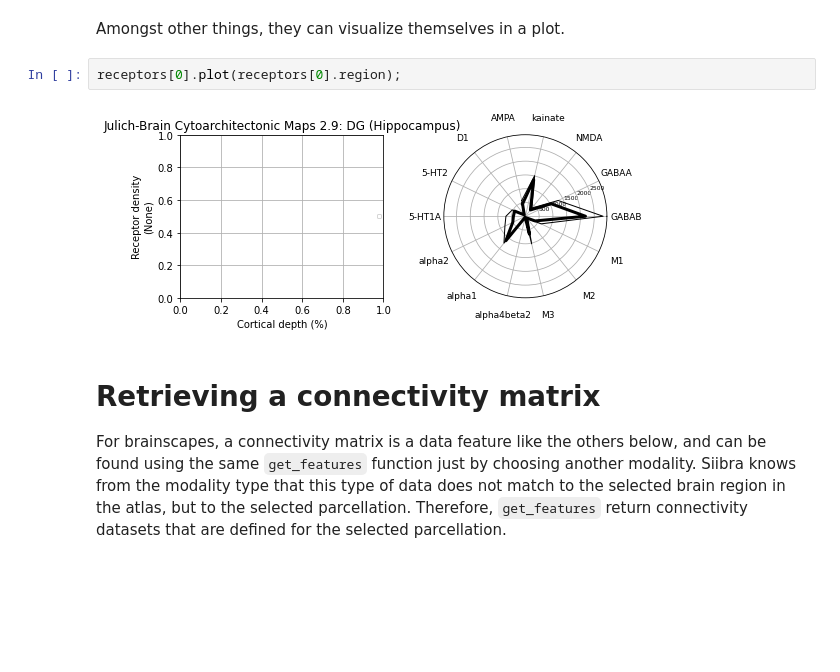
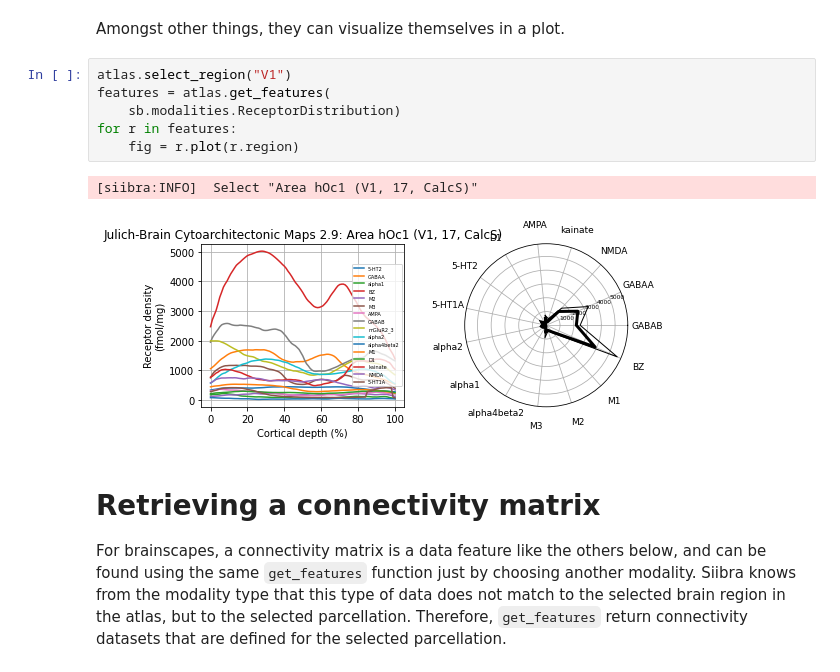
Before and after one commit to i-Zaak/tvb_tutorials, a Jupyter notebook: 3_TVB_using_data_from_ebrains.ipynb, the cells around one changed output. Cells and saved outputs as stored; diff of their text form; blank space fills up the shorter version.

```diff
--- a/3_TVB_using_data_from_ebrains.ipynb
+++ b/3_TVB_using_data_from_ebrains.ipynb
@@ -91,10 +98,15 @@ No cached data - querying the EBRAINS Knowledge graph...
 Receptor densities come as a nicely structured datatype.
 # %% [markdown]
 Amongst other things, they can visualize themselves in a plot.
-# %%
-receptors[0].plot(receptors[0].region);
-# %% [output]
-[figure, removed]
+# %%
+atlas.select_region("V1")
+features = atlas.get_features(
+    sb.modalities.ReceptorDistribution)
+for r in features:
+    fig = r.plot(r.region)
+# %% [output]
+[siibra:INFO]  Select "Area hOc1 (V1, 17, CalcS)"
+[figure, added]
 # %% [markdown]
 # Retrieving a connectivity matrix
 For brainscapes, a connectivity matrix is a data feature like the others below, and can be found using the same `get_features` function just by choosing another modality. Siibra knows from the modality type that this type of data does not match to the selected brain region in the atlas, but to the selected parcellation. Therefore, `get_features` return connectivity datasets that are defined for the selected parcellation.
```
Also changed, not shown: parts of 17 cells of this notebook.
